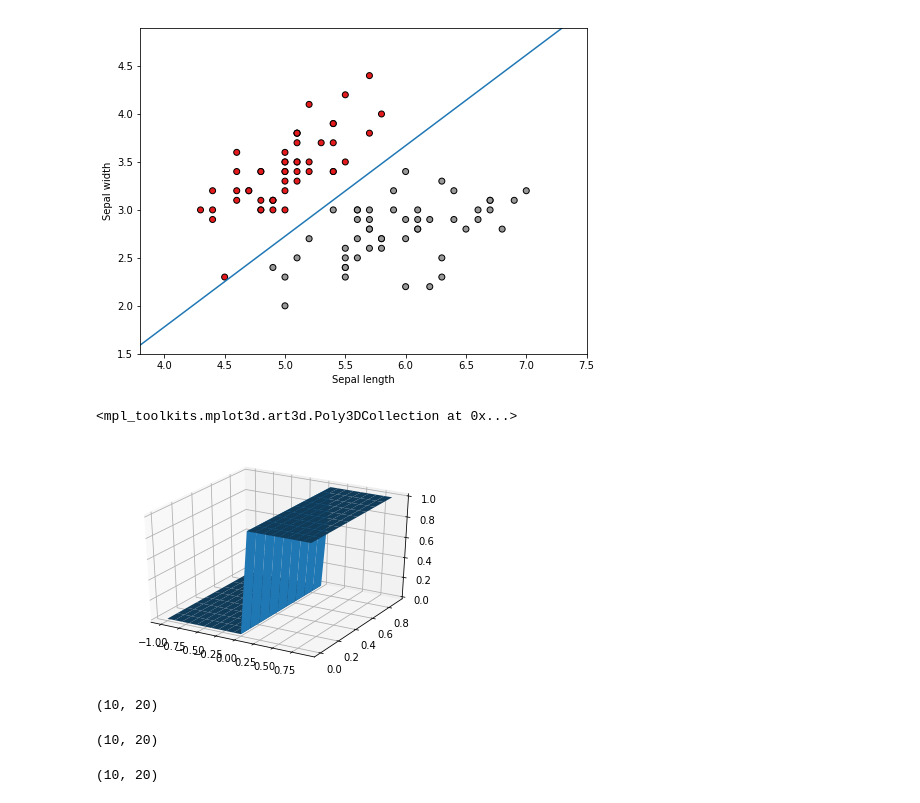
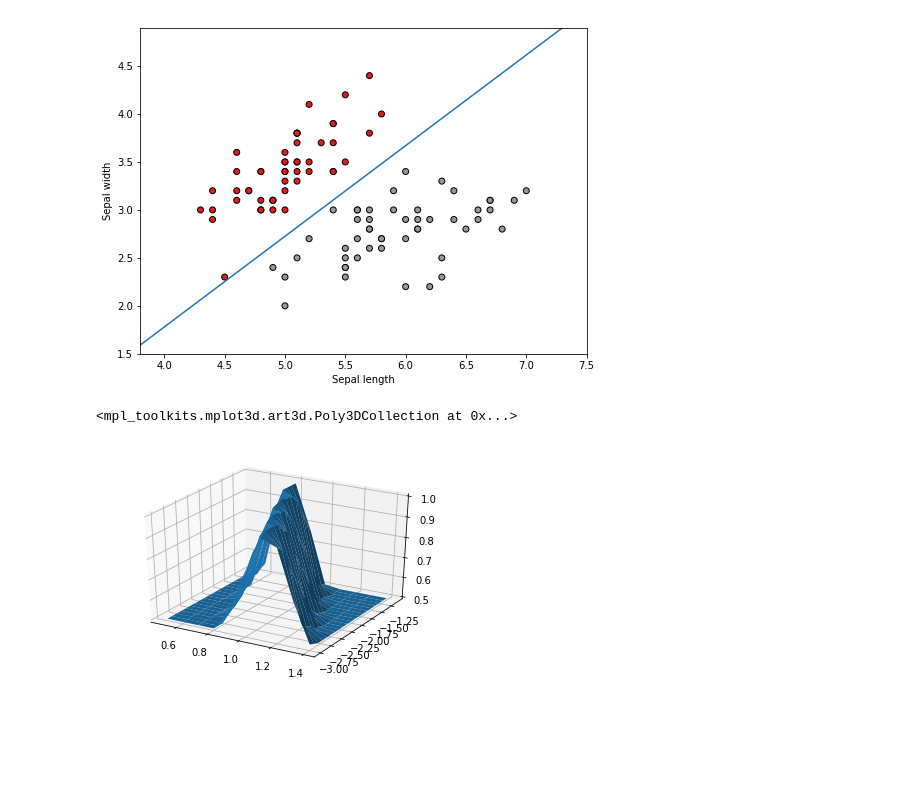
Before and after one commit to resi2311/Nural-Networks, a Jupyter notebook: First Step.ipynb, the cells around one changed output. Saved outputs shown, nothing was run; the diff lists cells and outputs as text; code cells hidden in the pictures; blank space fills up the shorter version.

```diff
--- a/First Step.ipynb
+++ b/First Step.ipynb
@@ -76,30 +68,33 @@ def Z(x,y):
-# %%
-from mpl_toolkits.mplot3d import Axes3D
-
-
-fig = plt.figure()
-ax = fig.gca(projection='3d')
-
-X_ = np.arange(-1, 1, .1)
-Y_ = np.arange(0, 1, .1)
-Z_ = np.array(list(map(lambda x: 1 if x > 0 else 0, X_)))
-
-X_, Y_ = np.meshgrid(X_, Y_)
-Z_ = np.meshgrid(Z_, Z_)
-
-ax.plot_surface(X_,Y_,Z_[0][:10])
-# %% [output]
-<mpl_toolkits.mplot3d.art3d.Poly3DCollection at 0x...>
-[figure, removed]
-# %%
-Z_[0][:10].shape
-# %% [output]
-(10, 20)
-# %%
-X_.shape
-# %% [output]
-(10, 20)
-# %%
-Y_.shape
-# %% [output]
-(10, 20)
+# %%
+def Accuracy(a,b,x_1,x_2,y):
+
+    f = giveLine(a,b) # По a и b построили прямую
+    accuracy = 0
+
+    for i in range(len(y)):
+        predictit = 0 if x_1[i]*a+b - x_2[i] < 0 else 1 # Все что левее - нулевой класс, что правее и на прямой - первый
+        accuracy += int(predictit != y[i])
+
+    return 1 - accuracy / len(y)
+# %%
+a_range = np.arange(.5,1.5,.1)
+b_range = np.arange(-3,-1,.1)
+
+accuracy = []
+
+for b in b_range:
+    accuracy.append([])
+    for a in a_range:
+        accuracy[-1].append(Accuracy(a, b, X[:, 0], X[:, 1],y))
+
+a_range, b_range = np.meshgrid(a_range, b_range)
+
+fig = plt.figure()
+ax = fig.gca(projection='3d')
+
+accuracy = np.array(accuracy)
+
+ax.plot_surface(a_range, b_range, accuracy)
+# %% [output]
+<mpl_toolkits.mplot3d.art3d.Poly3DCollection at 0x...>
+[figure, added]
```
Also changed, not shown: parts of 3 cells of this notebook.
